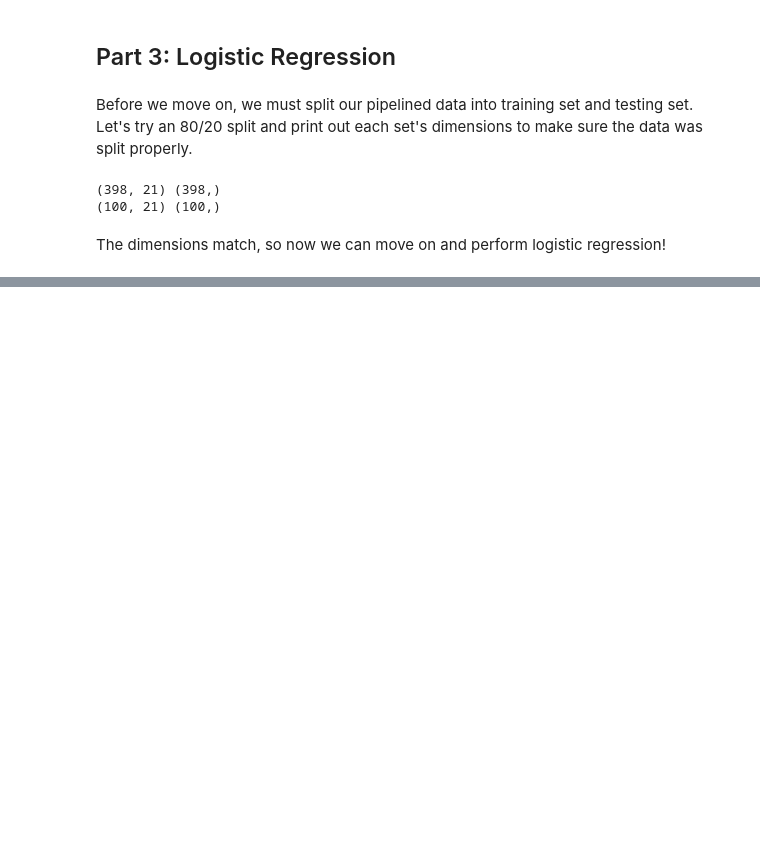
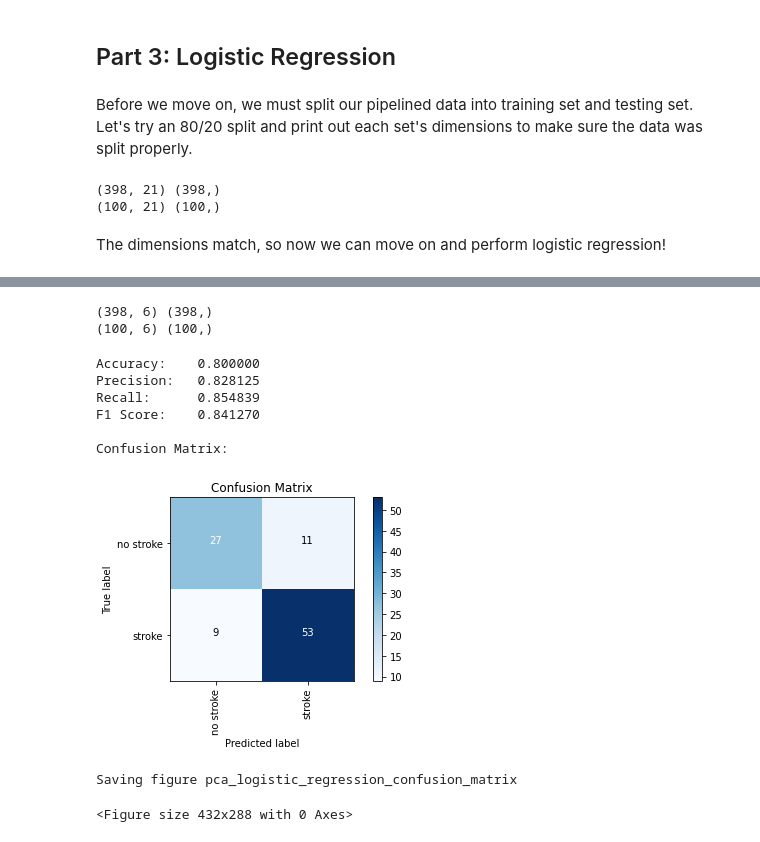
Before and after one commit to bonnieliu2002/CSM148, a Jupyter notebook: Projects/Project 3/Project 3.ipynb, the cells around one changed output, grey strips where cells are left out. Drawn from its saved outputs; the diff is of its cells as text; code cells hidden in the pictures; blank space fills up the shorter version.

```diff
--- a/Projects/Project 3/Project 3.ipynb
+++ b/Projects/Project 3/Project 3.ipynb
@@ -349,0 +352,7 @@ Saving figure logistic_regression_confusion_matrix
+# %%
+from sklearn import decomposition
+
+pca = decomposition.PCA(n_components=6)
+stroke_pca = pca.fit_transform(stroke_prepared)
+print(stroke_pca.shape)
+stroke_pca
@@ -349,0 +374,28 @@ Saving figure logistic_regression_confusion_matrix
+# %%
+new_X_train, new_X_test, new_y_train, new_y_test = train_test_split(stroke_pca, y, test_size=0.2)
+print(new_X_train.shape, new_y_train.shape)
+print(new_X_test.shape, new_y_test.shape)
+# %% [output]
+(398, 6) (398,)
+(100, 6) (100,)
+# %%
+log_reg = LogisticRegression(solver='liblinear')
+log_reg.fit(new_X_train, new_y_train)
+predicted = log_reg.predict(new_X_test)
+print("%-12s %f" % ('Accuracy:', metrics.accuracy_score(new_y_test, predicted)))
+print("%-12s %f" % ('Precision:', metrics.precision_score(new_y_test, predicted)))
+print("%-12s %f" % ('Recall:', metrics.recall_score(new_y_test, predicted)))
+print("%-12s %f" % ('F1 Score:', metrics.f1_score(new_y_test, predicted)))
+print("\nConfusion Matrix:")
+draw_confusion_matrix(new_y_test, predicted, ["no stroke", "stroke"])
+save_fig("pca_logistic_regression_confusion_matrix")
+# %% [output]
+Accuracy:    0.800000
+Precision:   0.828125
+Recall:      0.854839
+F1 Score:    0.841270
+
+Confusion Matrix:
+[figure, added]
+Saving figure pca_logistic_regression_confusion_matrix
+<Figure size 432x288 with 0 Axes>
```
Also changed, not shown: parts of 12 cells of this notebook, 4 other files.
